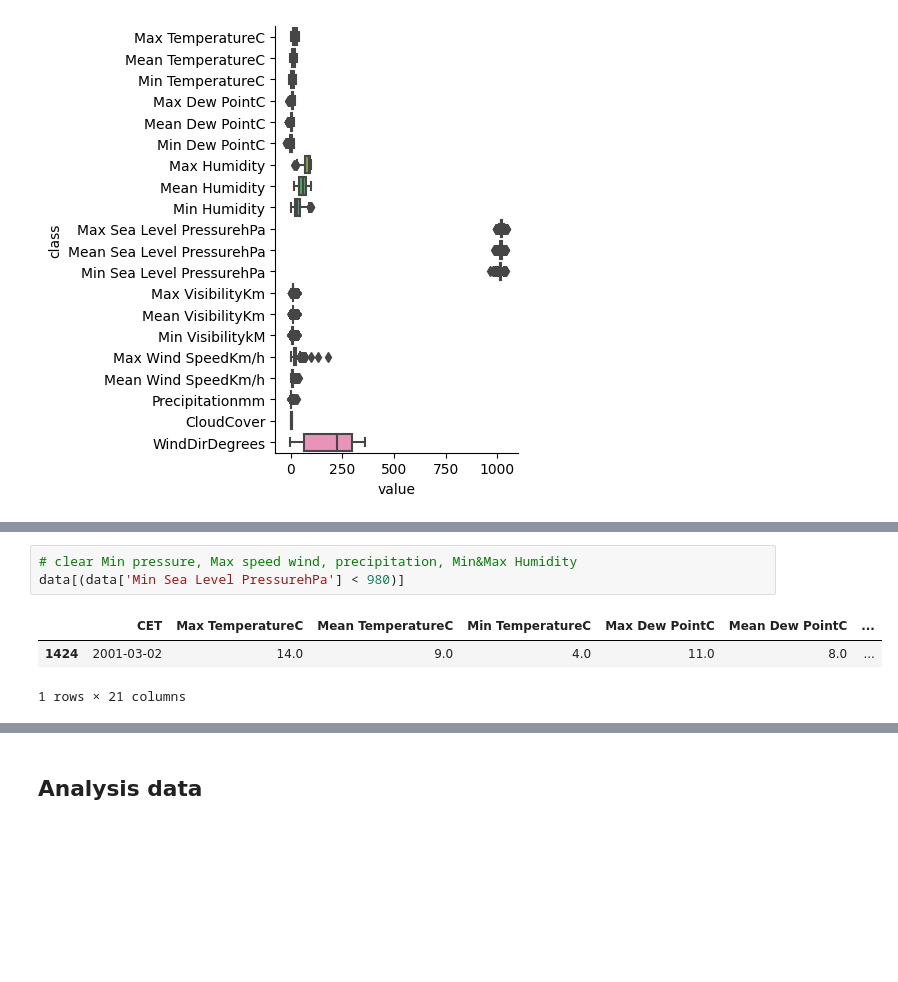
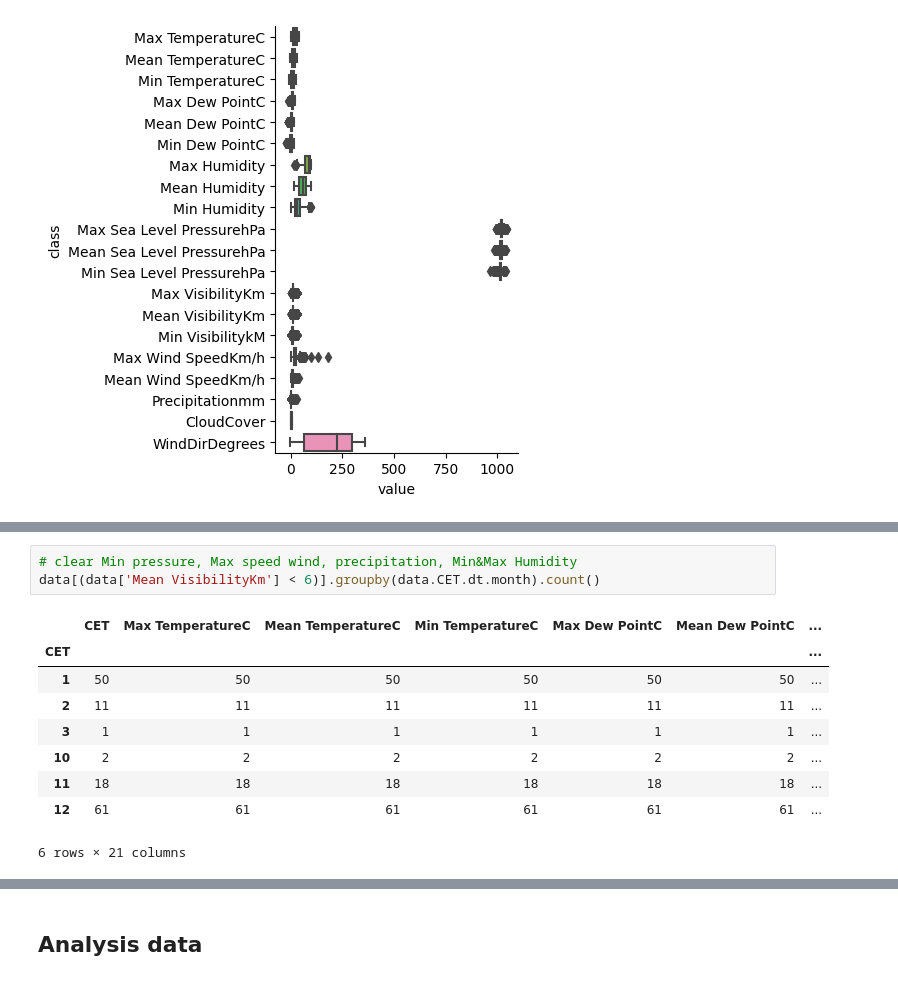
Before and after one commit to nnyPRO/Daily_Weather, a Jupyter notebook: code/project.ipynb, the cells around one changed output, grey strips where cells are left out. Saved outputs shown, nothing was run; the diff lists cells and outputs as text; blank space fills up the shorter version.

```diff
--- a/code/project.ipynb
+++ b/code/project.ipynb
@@ -185,10 +265,16 @@ sns.catplot(data=pressure, x="value", y="class", kind="box")
 [figure]
 # %%
 # clear Min pressure, Max speed wind, precipitation, Min&Max Humidity
-data[(data['Min Sea Level PressurehPa'] < 980)]
+data[(data['Mean VisibilityKm'] < 6)].groupby(data.CET.dt.month).count()
 # %% [output]
 |  | CET | Max TemperatureC | Mean TemperatureC | Min TemperatureC | Max Dew PointC | Mean Dew PointC | ... |
-| 1424 | 2001-03-02 | 14.0 | 9.0 | 4.0 | 11.0 | 8.0 | ... |
+| CET |  |  |  |  |  |  | ... |
+| 1 | 50 | 50 | 50 | 50 | 50 | 50 | ... |
+| 2 | 11 | 11 | 11 | 11 | 11 | 11 | ... |
+| 3 | 1 | 1 | 1 | 1 | 1 | 1 | ... |
+| 10 | 2 | 2 | 2 | 2 | 2 | 2 | ... |
+| 11 | 18 | 18 | 18 | 18 | 18 | 18 | ... |
+| 12 | 61 | 61 | 61 | 61 | 61 | 61 | ... |
-1 rows × 21 columns
+6 rows × 21 columns
 # %%
 data[(data['CET'] >= '2001-03-01') & (data['CET'] <= '2001-03-31')]
```
Also changed, not shown: parts of 18 cells of this notebook.
